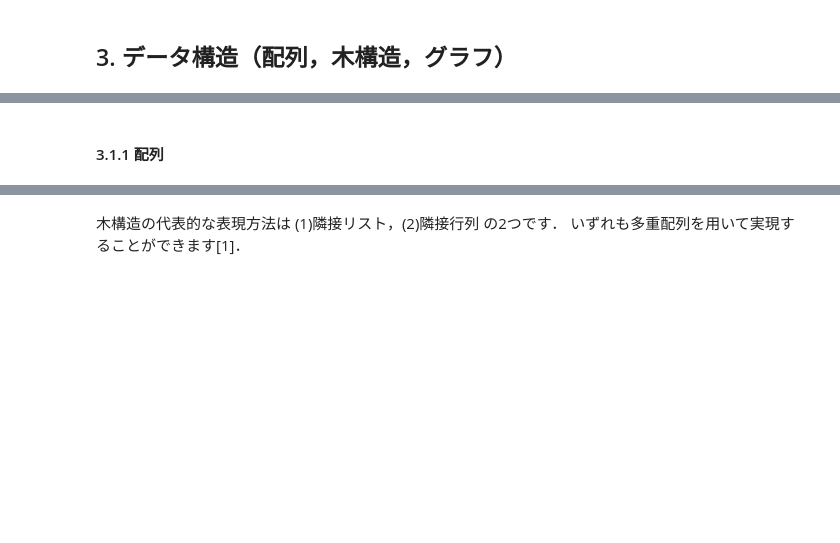
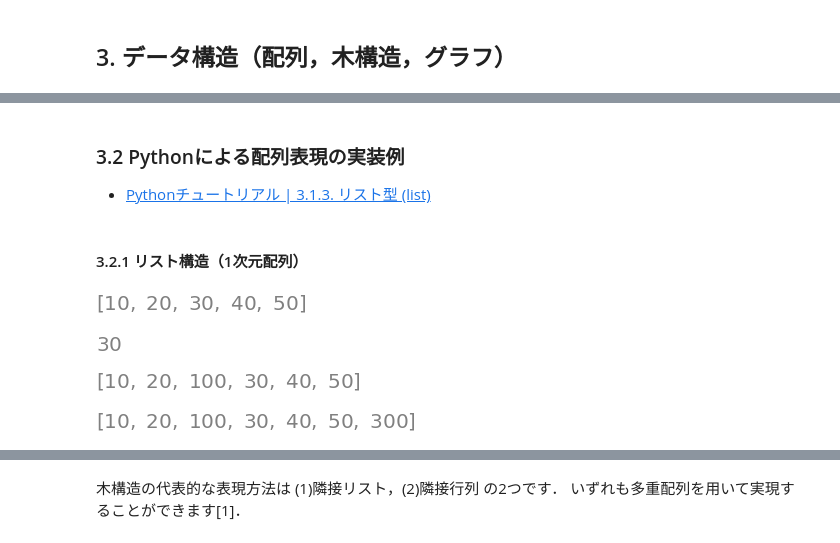
Before and after one commit to MDASH-shinshu/MDASH-T-DE, a Jupyter notebook: 2/2_data_expression_colab.ipynb, the cells around one changed output, grey strips where cells are left out. Cells and saved outputs as stored; diff of their text form; code cells hidden in the pictures; blank space fills up the shorter version.

```diff
--- a/2/2_data_expression_colab.ipynb
+++ b/2/2_data_expression_colab.ipynb
@@ -238,5 +263,3 @@ sym.integrate(f(x), x) # 変数xで f(x)を積分した結果を得る
-# %% [markdown]
-#### 3.1.1 配列
 # %% [markdown]
 <figure>
 <a href="http://www.mi.u-tokyo.ac.jp/pdf/2-2_data_expression.pdf#page=22"><img src='https://raw.githubusercontent.com/MDASH-shinshu/MDASH-T-DE/main/2/UTAI-text/JPEG/2-2_data_expression_22.jpg' alt='配列' width='640' border='1'></a>
@@ -245,3 +268,28 @@ sym.integrate(f(x), x) # 変数xで f(x)を積分した結果を得る
 <figure>
 <a href="http://www.mi.u-tokyo.ac.jp/pdf/2-2_data_expression.pdf#page=23"><img src='https://raw.githubusercontent.com/MDASH-shinshu/MDASH-T-DE/main/2/UTAI-text/JPEG/2-2_data_expression_23.jpg' alt='配列' width='640' border='1'></a>
 </figure>
+# %% [markdown]
+### 3.2 Pythonによる配列表現の実装例
+
+* [Pythonチュートリアル | 3.1.3. リスト型 (list)](https://docs.python.org/ja/3/tutorial/introduction.html#lists)
+# %% [markdown]
+#### 3.2.1 リスト構造（1次元配列）
+# %%
+my_array = [10, 20, 30, 40, 50]  # 5つの整数が格納された配列データ（一番最初のインデックスはゼロ）
+my_array
+# %% [output]
+[figure, added]
+# %%
+my_array[2] # インデックス#2 (3番目)　の要素を参照する
+# %% [output]
+[figure, added]
+# %%
+my_array.insert(2, 100)  # インデックス#2の位置に 100 を挿入する
+my_array
+# %% [output]
+[figure, added]
+# %%
+my_array.append(300)  # 一番後ろに 300 を挿入する
+my_array
+# %% [output]
+[figure, added]
```
Also changed, not shown: parts of 32 cells of this notebook.
